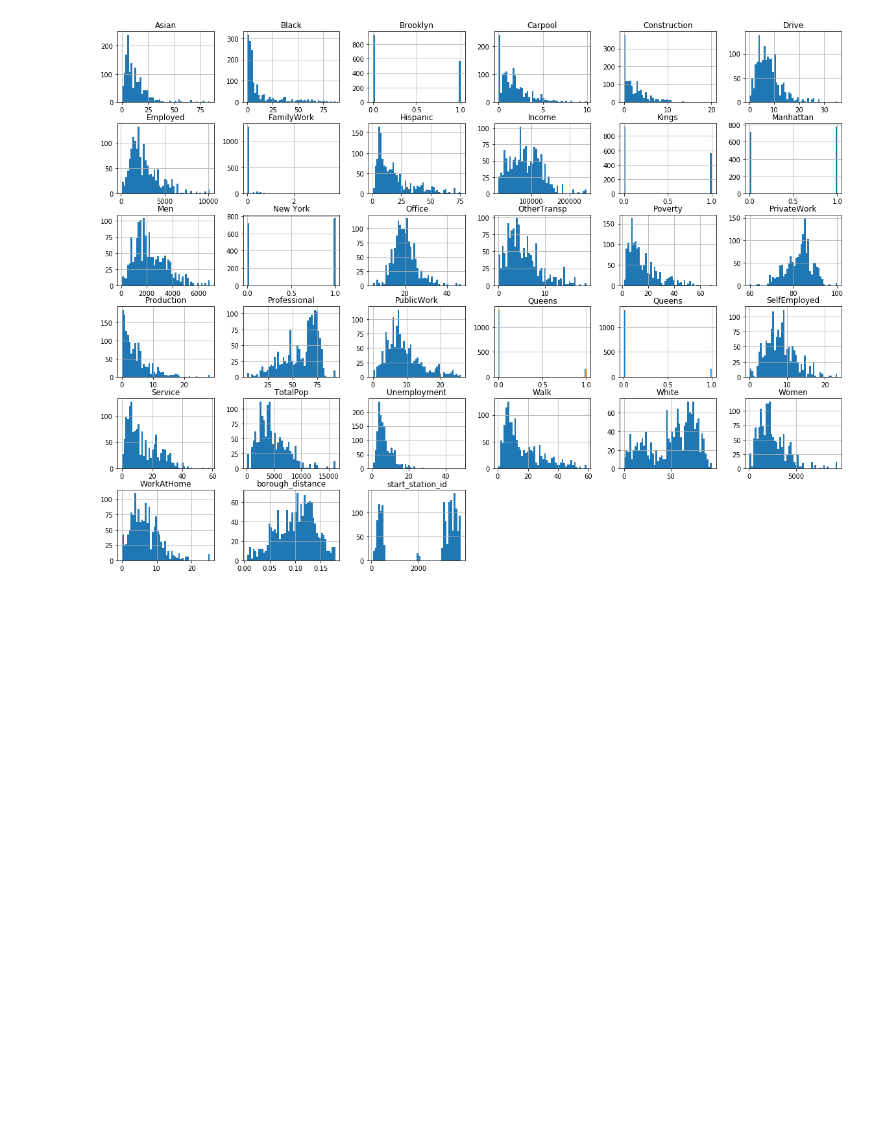
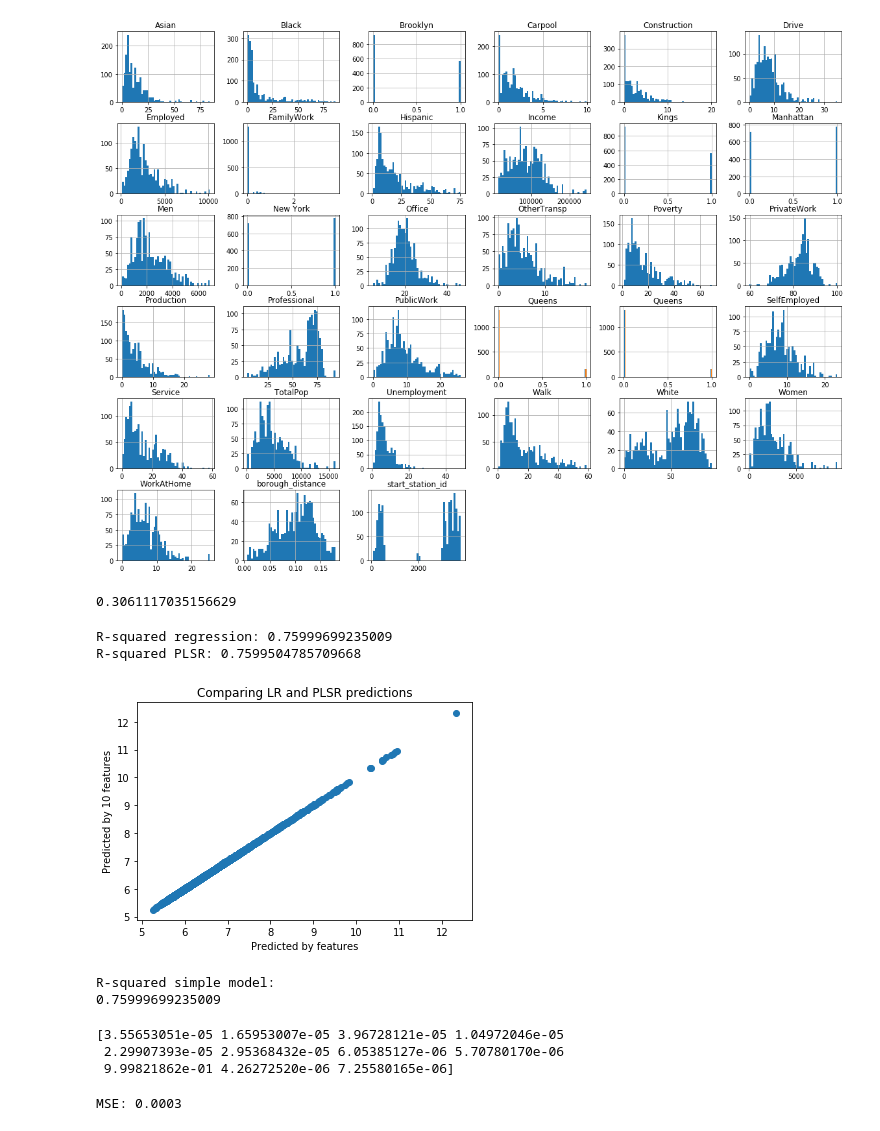
Before and after one commit to amyscott303/Thinkful, a Jupyter notebook: NY_model.ipynb, the cells around one changed output. Saved outputs shown, nothing was run; the diff lists cells and outputs as text; code cells hidden in the pictures; blank space fills up the shorter version.

```diff
--- a/NY_model.ipynb
+++ b/NY_model.ipynb
@@ -149,3 +120,6 @@ AttributeError: 'numpy.ndarray' object has no attribute 'values'
+# %%
+df_p=df[['TotalPop','Women','Income','Poverty','start_station_id','Drive','WorkAtHome','MeanCommute','tripduration',
+     'Citizen','IncomePerCap']].dropna(axis=0)
 # %%
 #combine carpool+OtherTransp, keep drive, walk, drop meancommute, do percentage of men from totalpop,
 # %%
@@ -483,3 +457,64 @@ plt.savefig("attribute_histogram_plots")
 plt.show()
 # %% [output]
 [figure]
+# %%
+y=df.log_tripcount
+X= df_p
+(X_train, X_test, y_train, y_test)=train_test_split(X,y,test_size=0.25)
+lr=LinearRegression()
+# %%
+lr.fit(X_train,y_train)
+y_pred=lr.predict(X_test)
+lr.score(X_test,y_pred)
+mean_squared_error(y_test,y_pred)
+# %% [output]
+0.3061117035156629
+# %%
+regr = linear_model.LinearRegression()
+regr.fit(X, y)
+
+Y_pred = regr.predict(X)
+print('R-squared regression:', regr.score(X, y))
+
+
+pls1 = PLSRegression(n_components=10)
+
+
+pls1.fit(X, y)
+
+
+Y_PLS_pred = pls1.predict(X)
+print('R-squared PLSR:', pls1.score(X, y))
+
+
+plt.scatter(Y_pred,Y_PLS_pred)
+plt.xlabel('Predicted by features')
+plt.ylabel('Predicted by 10 features')
+plt.title('Comparing LR and PLSR predictions')
+plt.show()
+# %% [output]
+R-squared regression: 0.75999699235009
+R-squared PLSR: 0.7599504785709668
+[figure, added]
+# %%
+regr1 = linear_model.LinearRegression()
+Y_train = df['log_tripcount']
+X_train = df_p
+
+regr1.fit(X_train, Y_train)
+print('\nR-squared simple model:')
+print(regr1.score(X_train, Y_train))
+# %% [output]
+R-squared simple model:
+0.75999699235009
+# %%
+regr = ensemble.RandomForestRegressor()
+X = df_p
+Y = df['log_tripcount']
+regr.fit(X, Y)
+
+print(regr.feature_importances_)
+# %% [output]
+[3.55653051e-05 1.65953007e-05 3.96728121e-05 1.04972046e-05
+ 2.29907393e-05 2.95368432e-05 6.05385127e-06 5.70780170e-06
+ 9.99821862e-01 4.26272520e-06 7.25580165e-06]
@@ -485,0 +536,12 @@ plt.show()
+# %%
+params = {'n_estimators': 500,
+          'max_depth': 2}
+
+
+clf = ensemble.GradientBoostingRegressor(**params)
+
+clf.fit(X_train, y_train)
+mse = mean_squared_error(y_test, clf.predict(X_test))
+print("MSE: %.4f" % mse)
+# %% [output]
+MSE: 0.0003
```
Also changed, not shown: parts of 7 cells of this notebook.
